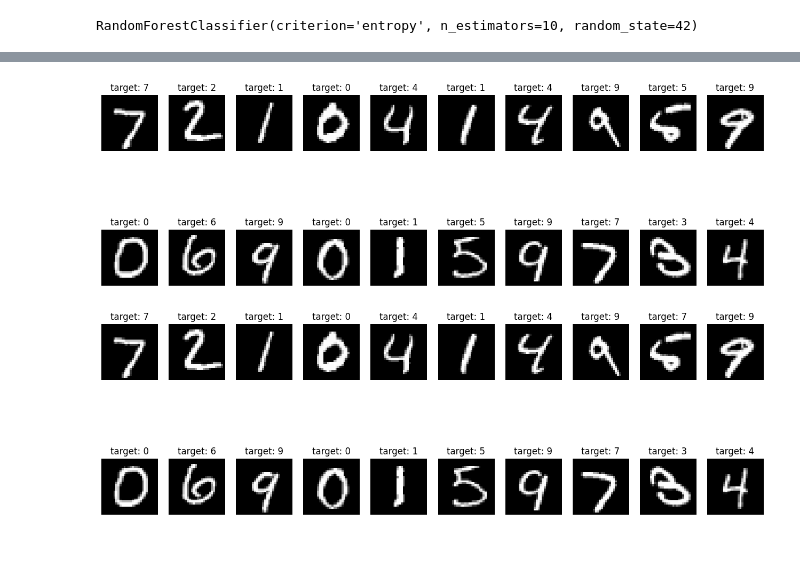
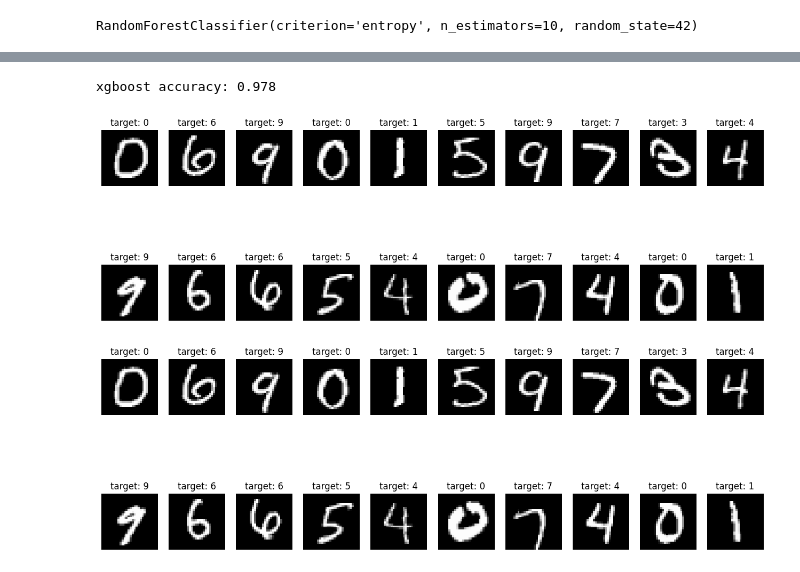
Before and after one commit to batman0911/numerical_method, a Jupyter notebook: classification/mnist.ipynb, the cells around one changed output, grey strips where cells are left out. Drawn from its saved outputs; the diff is of its cells as text; code cells hidden in the pictures.

```diff
--- a/classification/mnist.ipynb
+++ b/classification/mnist.ipynb
@@ -16,0 +21,7 @@ print(X_train.shape, X_test.shape, y_train.shape, y_test.shape)
+# %%
+from sklearn import linear_model
+
+# define model and fit
+
+logreg = linear_model.LogisticRegression(C=1e5, solver='lbfgs', multi_class='multinomial')
+logreg.fit(X_train, y_train)
@@ -27,0 +61,3 @@ classifier.score(X_test, y_test)
+# %%
+model = xgb.XGBClassifier(use_label_encoder=False, eval_metric='mlogloss', device='cuda')
+model.fit(X_train, y_train)
@@ -28,14 +76,20 @@ classifier.score(X_test, y_test)
+# %%
+y_pred = model.predict(X_test)
+acc = accuracy_score(y_test, y_pred)
+print(f'xgboost accuracy: {acc}')
+# %% [output]
+xgboost accuracy: 0.978
 # %%
-y_batch = y_test[:20]
-X_batch_mtrx = X_test[:20,:]
-X_batch_img = X_test[:20,:].reshape((20, 28, 28))
+y_batch = y_test[10:30]
+X_batch_mtrx = X_test[10:30,:]
+X_batch_img = X_test[10:30,:].reshape((20, 28, 28))
 # %%
-y_pred = classifier.predict(X_batch_mtrx)
+y_pred_batch = model.predict(X_batch_mtrx)
 # %%
 visualize20(X_batch_img, y_batch)
 # %% [output]
-[figure, old version]
+[figure, new version]
 # %%
-visualize20(X_batch_img, y_pred)
+visualize20(X_batch_img, y_pred_batch)
 # %% [output]
-[figure, old version]
+[figure, new version]
```
Also changed, not shown: parts of 21 cells of this notebook.
